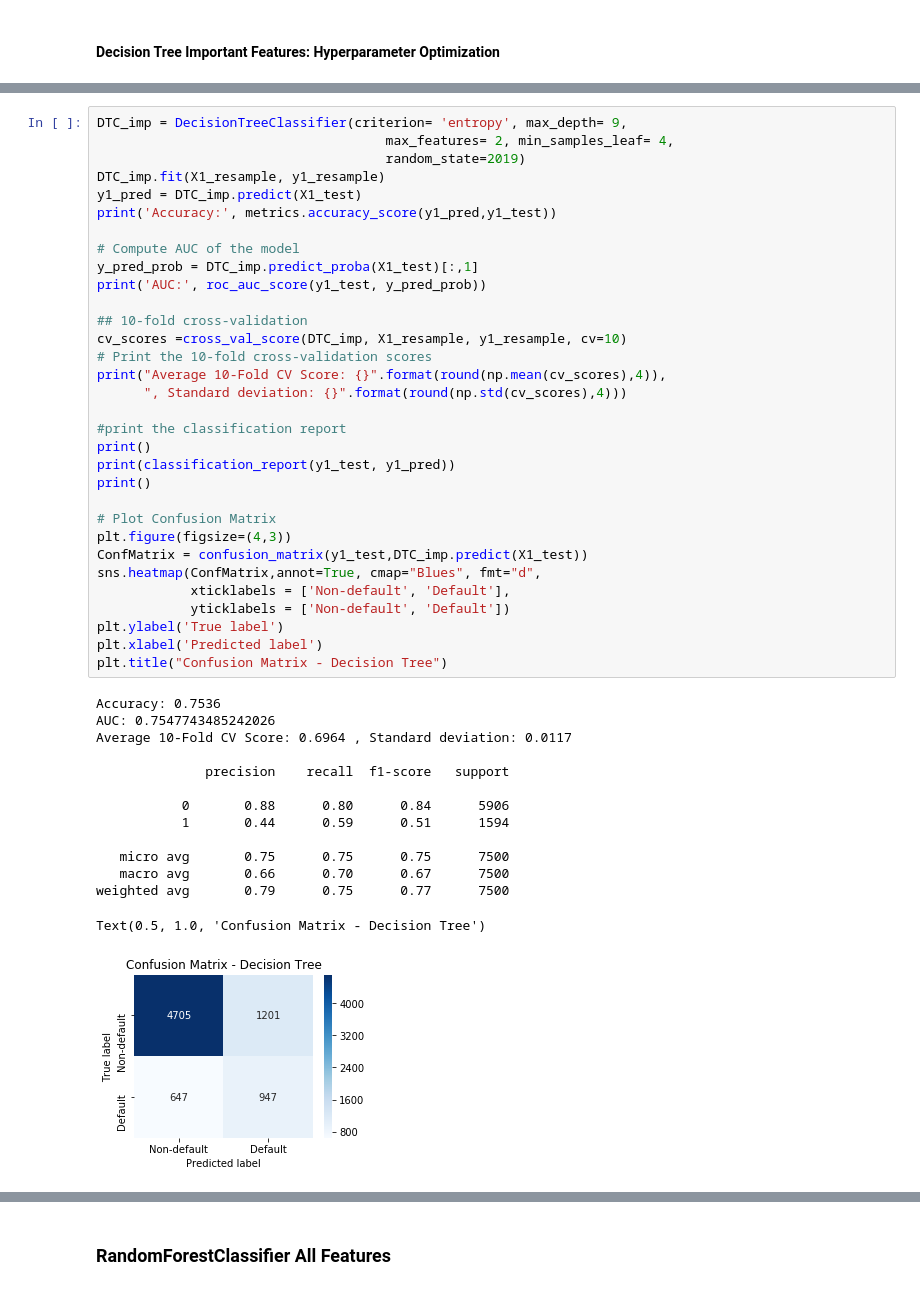
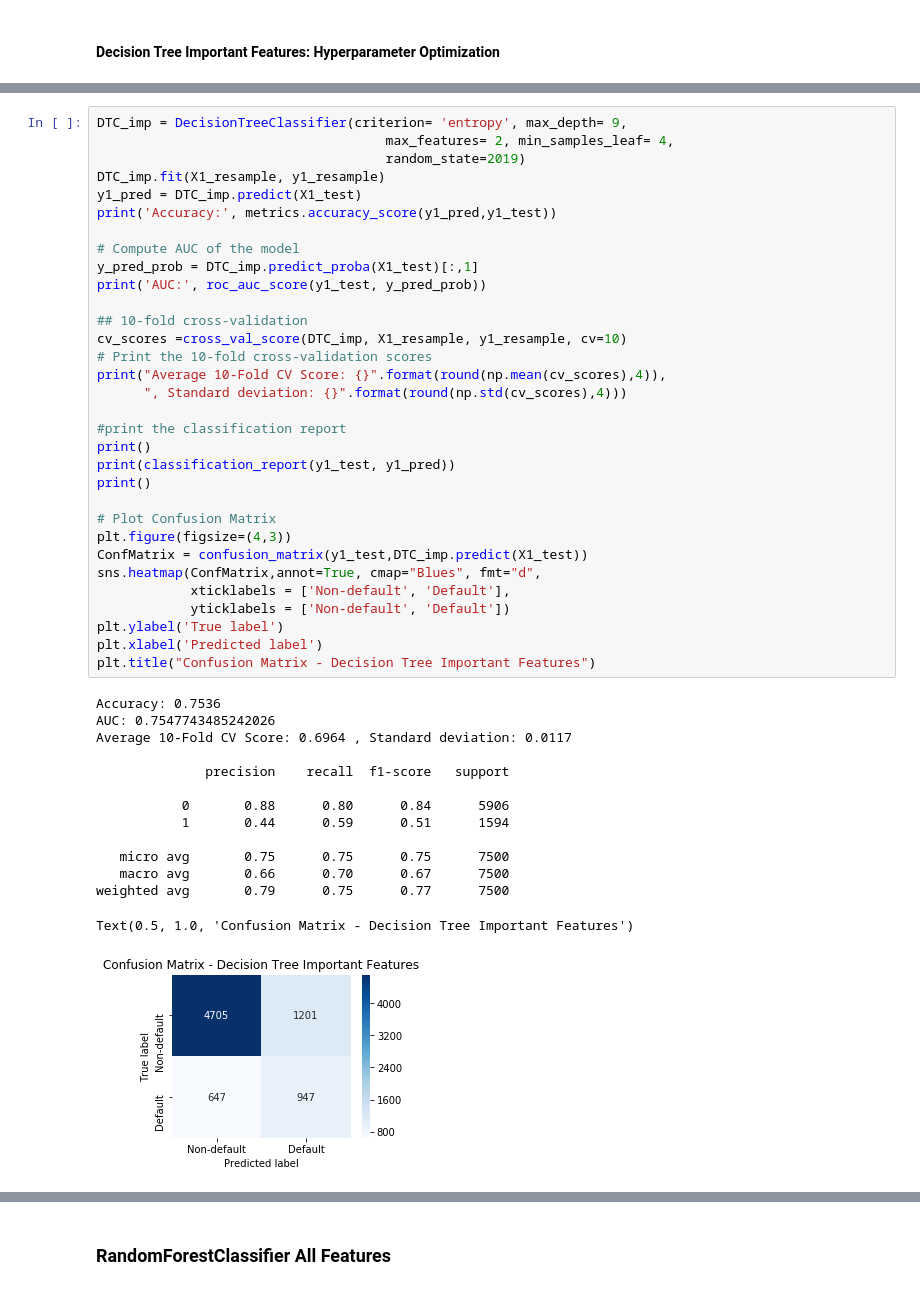
Before and after one commit to BA545-SP2019/2019-competition2-data-miner-league, a Jupyter notebook: Final Competition 2.ipynb, the cells around one changed output, grey strips where cells are left out. Cells and saved outputs as stored; diff of their text form.

```diff
--- a/Final Competition 2.ipynb
+++ b/Final Competition 2.ipynb
@@ -1380,33 +1401,33 @@ cv_scores =cross_val_score(DTC_imp, X1_resample, y1_resample, cv=10)
 # Print the 10-fold cross-validation scores
 print("Average 10-Fold CV Score: {}".format(round(np.mean(cv_scores),4)),
       ", Standard deviation: {}".format(round(np.std(cv_scores),4)))
 
 #print the classification report
 print()
 print(classification_report(y1_test, y1_pred))
 print()
 
 # Plot Confusion Matrix
 plt.figure(figsize=(4,3))
 ConfMatrix = confusion_matrix(y1_test,DTC_imp.predict(X1_test))
 sns.heatmap(ConfMatrix,annot=True, cmap="Blues", fmt="d",
             xticklabels = ['Non-default', 'Default'],
             yticklabels = ['Non-default', 'Default'])
 plt.ylabel('True label')
 plt.xlabel('Predicted label')
-plt.title("Confusion Matrix - Decision Tree")
+plt.title("Confusion Matrix - Decision Tree Important Features")
 # %% [output]
 Accuracy: 0.7536
 AUC: 0.7547743485242026
 Average 10-Fold CV Score: 0.6964 , Standard deviation: 0.0117
 
               precision    recall  f1-score   support
 
            0       0.88      0.80      0.84      5906
            1       0.44      0.59      0.51      1594
 
    micro avg       0.75      0.75      0.75      7500
    macro avg       0.66      0.70      0.67      7500
 weighted avg       0.79      0.75      0.77      7500
-Text(0.5, 1.0, 'Confusion Matrix - Decision Tree')
+Text(0.5, 1.0, 'Confusion Matrix - Decision Tree Important Features')
-[figure, old version]
+[figure, new version]
```
Also changed, not shown: parts of 22 cells of this notebook, 4 other files.
